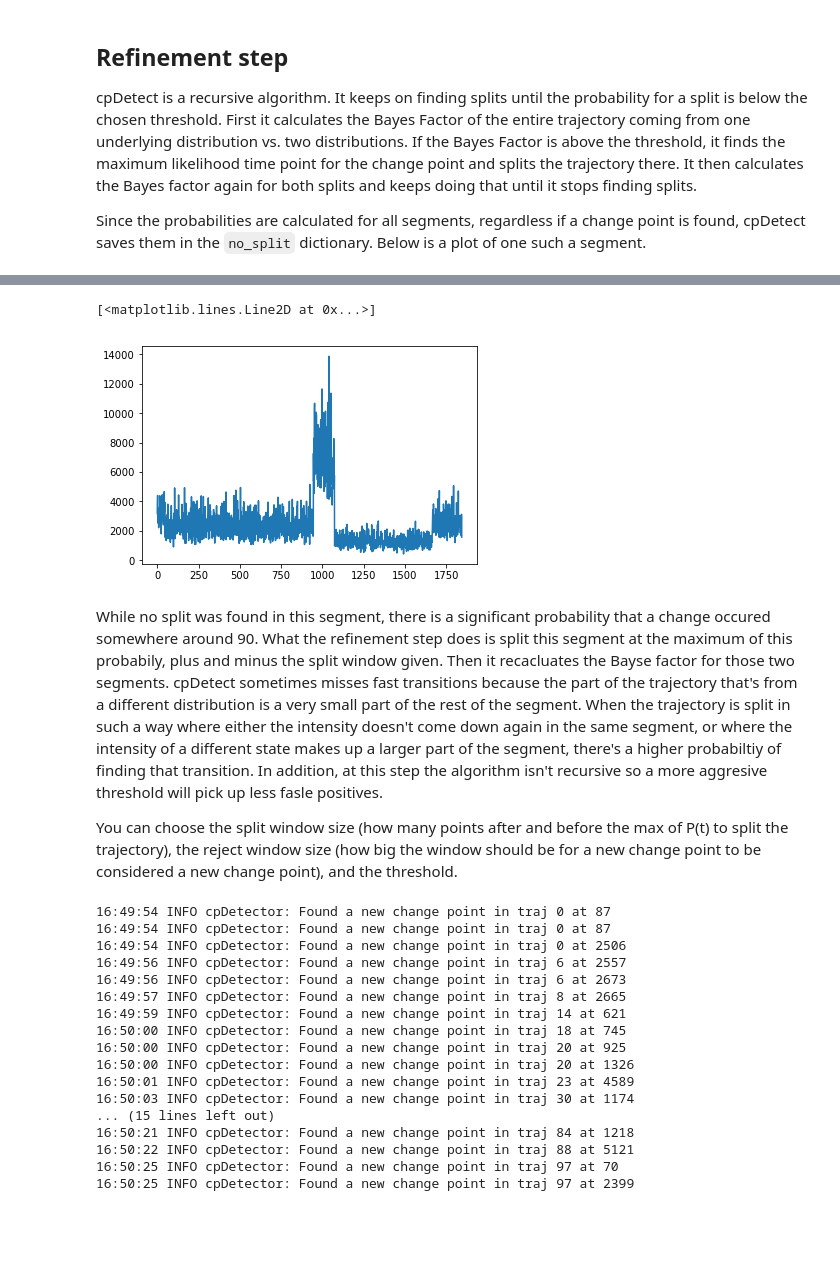
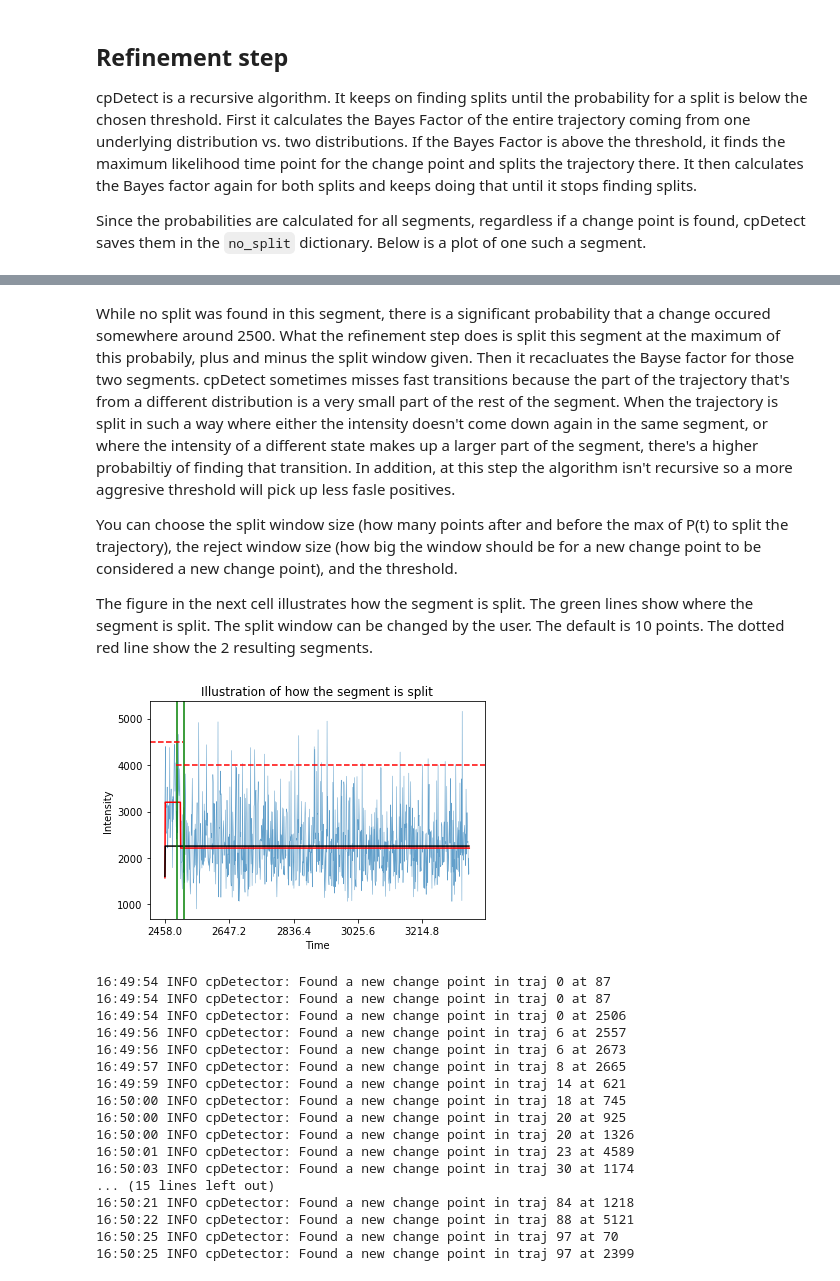
Before and after one commit to choderalab/cpdetect, a Jupyter notebook: examples/refinement.ipynb, the cells around one changed output, grey strips where cells are left out. Saved outputs shown, nothing was run; the diff lists cells and outputs as text; code cells hidden in the pictures; blank space fills up the shorter version.

Commit message:
fixed and updated refinement notebook

```diff
--- a/examples/refinement.ipynb
+++ b/examples/refinement.ipynb
@@ -113,14 +128,25 @@ This is what the corresponding trajectory looks like:
-# %%
-plt.plot(trajs[0][2458:4303])
-# %% [output]
-[<matplotlib.lines.Line2D at 0x...>]
-[figure, removed]
 # %% [markdown]
-While no split was found in this segment, there is a significant probability that a change occured somewhere around 90. What the refinement step does is split this segment at the maximum of this probabily, plus and minus the split window given. Then it recacluates the Bayse factor for those two segments. cpDetect sometimes misses fast transitions because the part of the trajectory that's from a different distribution is a very small part of the rest of the segment. When the trajectory is split in such a way where either the intensity doesn't come down again in the same segment, or where the intensity of a different state makes up a larger part of the segment, there's a higher probabiltiy of finding that transition. In addition, at this step the algorithm isn't recursive so a more aggresive threshold will pick up less fasle positives.
+While no split was found in this segment, there is a significant probability that a change occured somewhere around 2500. What the refinement step does is split this segment at the maximum of this probabily, plus and minus the split window given. Then it recacluates the Bayse factor for those two segments. cpDetect sometimes misses fast transitions because the part of the trajectory that's from a different distribution is a very small part of the rest of the segment. When the trajectory is split in such a way where either the intensity doesn't come down again in the same segment, or where the intensity of a different state makes up a larger part of the segment, there's a higher probabiltiy of finding that transition. In addition, at this step the algorithm isn't recursive so a more aggresive threshold will pick up less fasle positives.
 
 You can choose the split window size (how many points after and before the max of P(t) to split the trajectory),
 the reject window size (how big the window should be for a new change point to be considered a new change point),
 and the threshold.
+
+The figure in the  next cell illustrates how the segment is split. The green lines show where the segment is split. The split window can be changed by the user. The default is 10 points. The dotted red line show the 2 resulting segments.
+# %%
+plt.plot(trajs[0][2458:3404], linewidth=0.5, alpha=0.7)
+plt.xticks([0, 200, 400, 600, 800, 10000], list(np.linspace(2458, 3404, 6)));
+plt.plot(step['traj_0'][2457:3404], 'r')
+plt.plot(detector.step_function['traj_0'][2458:3404], 'black')
+plt.axvline(x=38, ymin=0, ymax=5000, color='g')
+plt.axvline(x=58, ymin=0, ymax=5000, color='g')
+plt.axhline(y=4000, ls='--', xmin=0.08, color='red')
+plt.axhline(y=4500, ls='--', xmax=0.1, color='red');
+plt.xlabel('Time')
+plt.ylabel('Intensity')
+plt.title('Illustration of how the segment is split');
+# %% [output]
+[figure, added]
 # %%
 # refinement
 
```
Also changed, not shown: parts of 7 cells of this notebook.
